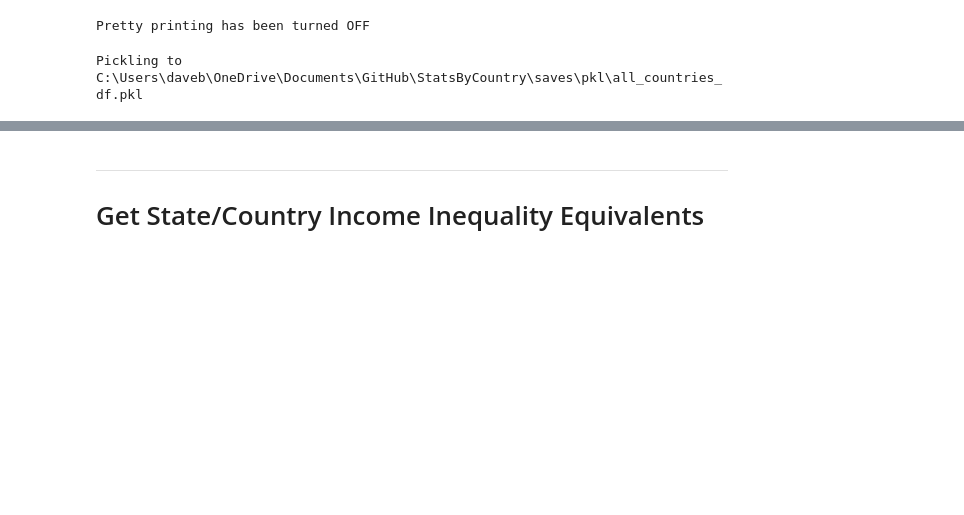
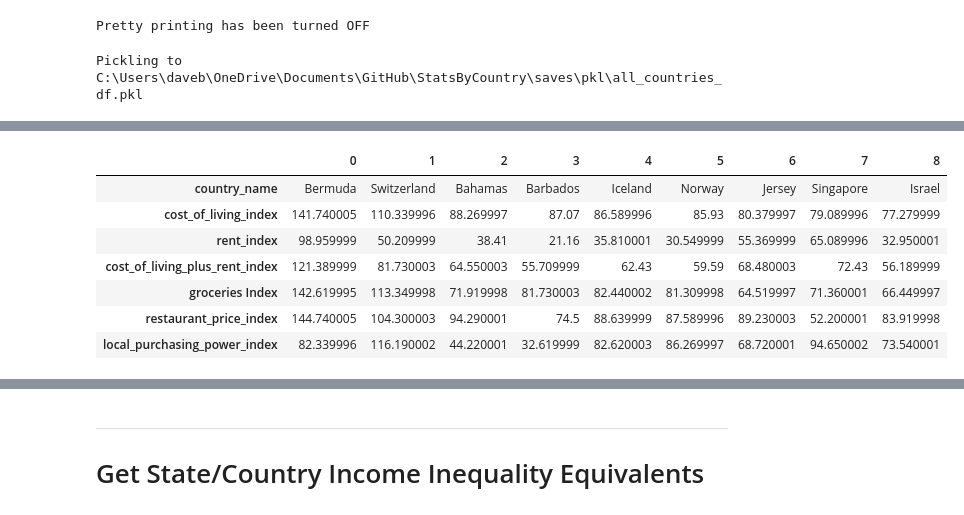
Before and after one commit to dbabbitt/StatsByCountry, a Jupyter notebook: ipynb/US State Stats.ipynb, the cells around one changed output, grey strips where cells are left out. Drawn from its saved outputs; the diff is of its cells as text; code cells hidden in the pictures; blank space fills up the shorter version.

```diff
--- a/ipynb/US State Stats.ipynb
+++ b/ipynb/US State Stats.ipynb
@@ -39,0 +113,24 @@ c = ChoroplethUtilities(iso_3166_2_code='us', one_country_df=us_stats_df, all_co
+# %%
+
+countries_df = tables_list[1].copy()
+# print(countries_df.columns.tolist())
+floats_list = ['cost_of_living_index', 'rent_index', 'cost_of_living_plus_rent_index', 'groceries Index',
+               'restaurant_price_index', 'local_purchasing_power_index']
+columns_list = ['country_name'] + floats_list
+countries_df.columns = ['cost_of_living_rank'] + columns_list
+for cn in floats_list:
+    countries_df[cn] = countries_df[cn].map(lambda x: re.sub(r'[^0-9\.]+', '', str(x)))
+    countries_df[cn] = pd.to_numeric(countries_df[cn], errors='coerce', downcast='float')
+mask_series = countries_df.country_name.isnull()
+countries_df = countries_df[~mask_series][columns_list]
+# countries_df.country_name = countries_df.country_name.map(lambda x: str(x).split('*')[0].strip())
+countries_df.head(9).T
+# %% [output]
+|  | 0 | 1 | 2 | 3 | 4 | 5 | 6 | 7 | 8 |
+| country_name | Bermuda | Switzerland | Bahamas | Barbados | Iceland | Norway | Jersey | Singapore | Israel |
+| cost_of_living_index | 141.740005 | 110.339996 | 88.269997 | 87.07 | 86.589996 | 85.93 | 80.379997 | 79.089996 | 77.279999 |
+| rent_index | 98.959999 | 50.209999 | 38.41 | 21.16 | 35.810001 | 30.549999 | 55.369999 | 65.089996 | 32.950001 |
+| cost_of_living_plus_rent_index | 121.389999 | 81.730003 | 64.550003 | 55.709999 | 62.43 | 59.59 | 68.480003 | 72.43 | 56.189999 |
+| groceries Index | 142.619995 | 113.349998 | 71.919998 | 81.730003 | 82.440002 | 81.309998 | 64.519997 | 71.360001 | 66.449997 |
+| restaurant_price_index | 144.740005 | 104.300003 | 94.290001 | 74.5 | 88.639999 | 87.589996 | 89.230003 | 52.200001 | 83.919998 |
+| local_purchasing_power_index | 82.339996 | 116.190002 | 44.220001 | 32.619999 | 82.620003 | 86.269997 | 68.720001 | 94.650002 | 73.540001 |
```
Also changed, not shown: parts of 22 cells of this notebook, 13 other files.
